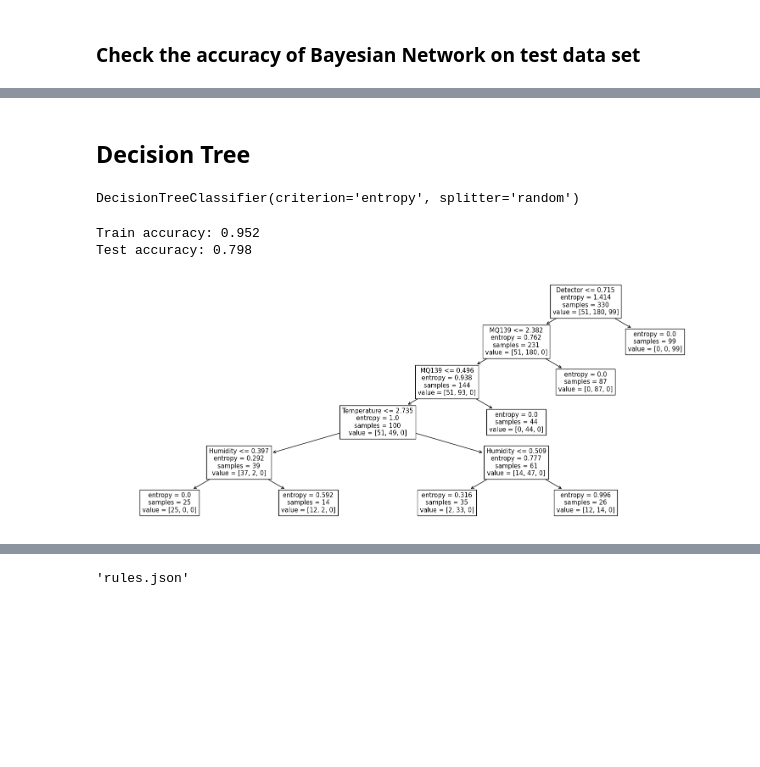
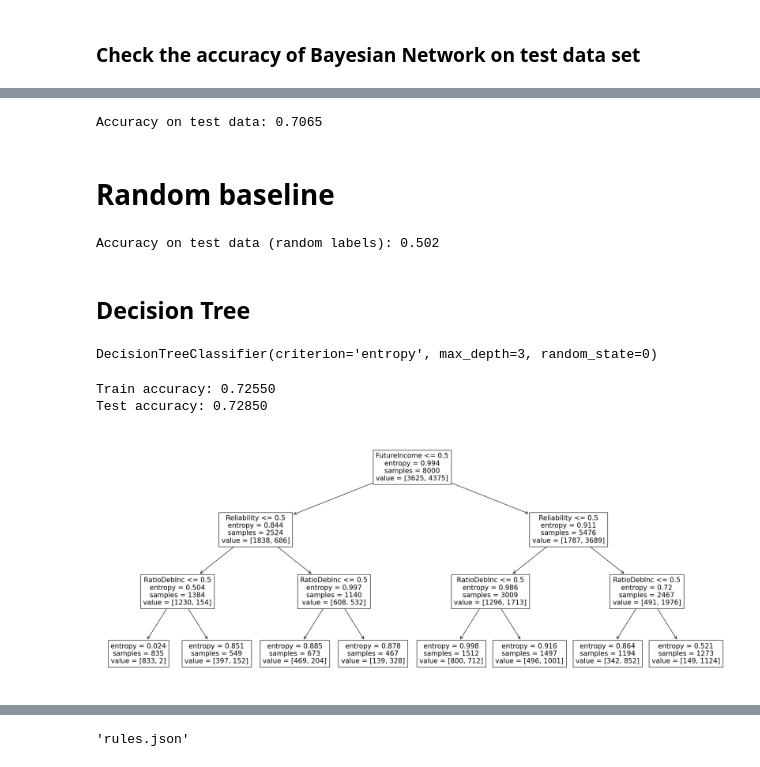
Before and after one commit to autonlab/bn-sat-verification, a Jupyter notebook: src/paper_experiment_fire/train_bnet.ipynb, the cells around one changed output, grey strips where cells are left out. Drawn from its saved outputs; the diff is of its cells as text; code cells hidden in the pictures; blank space fills up the shorter version.

```diff
--- a/src/paper_experiment_fire/train_bnet.ipynb
+++ b/src/paper_experiment_fire/train_bnet.ipynb
@@ -71,29 +54,29 @@ warnings.filterwarnings('ignore')
 
 models = []
 
-hc = HillClimbSearch(data)
+hc = HillClimbSearch(train_df)
 hc_best_model = hc.estimate()
 models.append(hc_best_model)
 
 print(f'Hill climb done')
 
-ts = TreeSearch(data, root_node='Status')
+ts = TreeSearch(train_df, root_node=TARGET_COL)
 ts_best_model = ts.estimate()
 models.append(ts_best_model)
 
 print(f'Tree search done')
 
-pc = PC(data)
-pc_best_model = pc.estimate(max_cond_vars=len(data.columns) - 2)
+pc = PC(train_df)
+pc_best_model = pc.estimate(max_cond_vars=len(train_df.columns) - 2)
 models.append(pc_best_model)
 
 print(f'PC done')
 
-mmhc = MmhcEstimator(data)
-mmhc_best_model = mmhc.estimate()
-models.append(mmhc_best_model)
+# mmhc = MmhcEstimator(train_df)
+# mmhc_best_model = mmhc.estimate(tabu_length=2)
+# models.append(mmhc_best_model)
 
-print(f'MMHC done')
+# print(f'MMHC done')
 # %% [output]
 Hill climb done
 Tree search done
@@ -129,3 +106,5 @@ best_model = ts_best_model
+# %%
+best_model = models[1]
 # %% [markdown]
 ### Estimate the parameters of Bayesian Network
 # %%
@@ -135,8 +114,8 @@ from pgmpy.estimators import MaximumLikelihoodEstimator, BayesianEstimator
 # Learing CPDs using Maximum Likelihood Estimators
 model = BayesianNetwork(best_model.edges())
 
-model.fit(data, estimator=MaximumLikelihoodEstimator)
+model.fit(train_df, estimator=MaximumLikelihoodEstimator)
 
-# Print CPD of the 'Status' variable
-print(model.get_cpds('Status'))
+# Print CPD of the target variable
+print(model.get_cpds(TARGET_COL))
 # %% [output]
@@ -294,0 +186,6 @@ IF Detector = <0.50, 7.0) THEN label = {2}
+# %%
+test_acc = accuracy_score(test_df[TARGET_COL], y_pred_carton_2[TARGET_COL])
+
+print(f'Accuracy on test data: {test_acc}')
+# %% [output]
+Accuracy on test data: 0.7065
@@ -295,3 +200,11 @@ IF Detector = <0.50, 7.0) THEN label = {2}
+# %% [markdown]
+# Random baseline
+# %%
+a = [accuracy_score(test_df[TARGET_COL], np.random.permutation(test_df[TARGET_COL])) for _ in range(1000)]
+a = np.array(a)
+print(f'Accuracy on test data (random labels): {a.mean():.3f}')
+# %% [output]
+Accuracy on test data (random labels): 0.502
 # %% [markdown]
 ## Decision Tree
 # %%
@@ -300,32 +213,31 @@ from sklearn.tree import plot_tree
 from sklearn.metrics import accuracy_score
 from math import floor
 
-X_train = data.drop('Status', axis='columns')
-y_train = data['Status']
+X_train = train_df.drop(TARGET_COL, axis='columns')
+y_train = train_df[TARGET_COL]
 
-X_test = data2.drop('Status', axis='columns')
-y_test = data2['Status']
+X_test = test_df.drop(TARGET_COL, axis='columns')
+y_test = test_df[TARGET_COL]
 
-dt = DecisionTreeClassifier(criterion='entropy', splitter='random')
-dt.fit(data.drop('Status', axis='columns'), data['Status'])
+dt = DecisionTreeClassifier(criterion='entropy', splitter='best', random_state=0, max_depth=3)
+dt.fit(train_df.drop(TARGET_COL, axis='columns'), train_df[TARGET_COL])
 # %% [output]
-DecisionTreeClassifier(criterion='entropy', splitter='random')
+DecisionTreeClassifier(criterion='entropy', max_depth=3, random_state=0)
 # %%
 train_accuracy = accuracy_score(y_train, dt.predict(X_train))
 test_accuracy = accuracy_score(y_test, dt.predict(X_test))
 
-print(f'Train accuracy: {train_accuracy:.3f}')
-print(f'Test accuracy: {test_accuracy:.3f}')
+print(f'Train accuracy: {train_accuracy:.5f}')
+print(f'Test accuracy: {test_accuracy:.5f}')
 # %% [output]
-Train accuracy: 0.952
-Test accuracy: 0.798
+Train accuracy: 0.72550
+Test accuracy: 0.72850
 # %%
-fig, ax = plt.subplots(figsize=(15, 6))
-plot_tree(dt, feature_names=data.drop('Status', axis='columns').columns.tolist(), ax=ax)
-plt.tight_layout()
+fig, ax = plt.subplots(figsize=(25, 10))
+plot_tree(dt, feature_names=train_df.drop(TARGET_COL, axis='columns').columns.tolist(), ax=ax)
 plt.show()
 # %% [output]
-[figure, old version]
+[figure, new version]
 # %%
 from extract_rules import extract_rules, add_coverage_to_rules, pretty_print, save_rules_to_json
 
```
Also changed, not shown: parts of 24 cells of this notebook, 5 other files.
